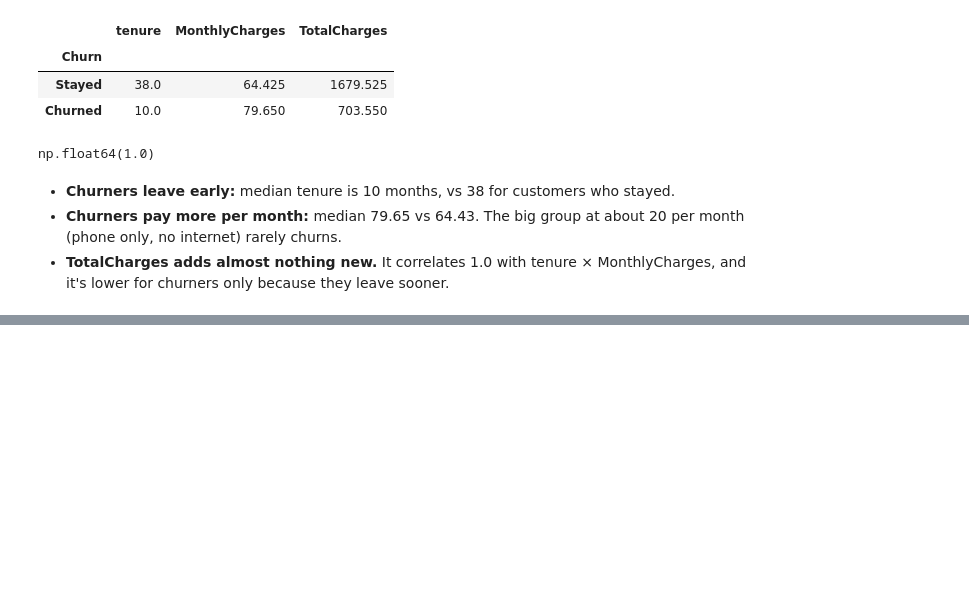
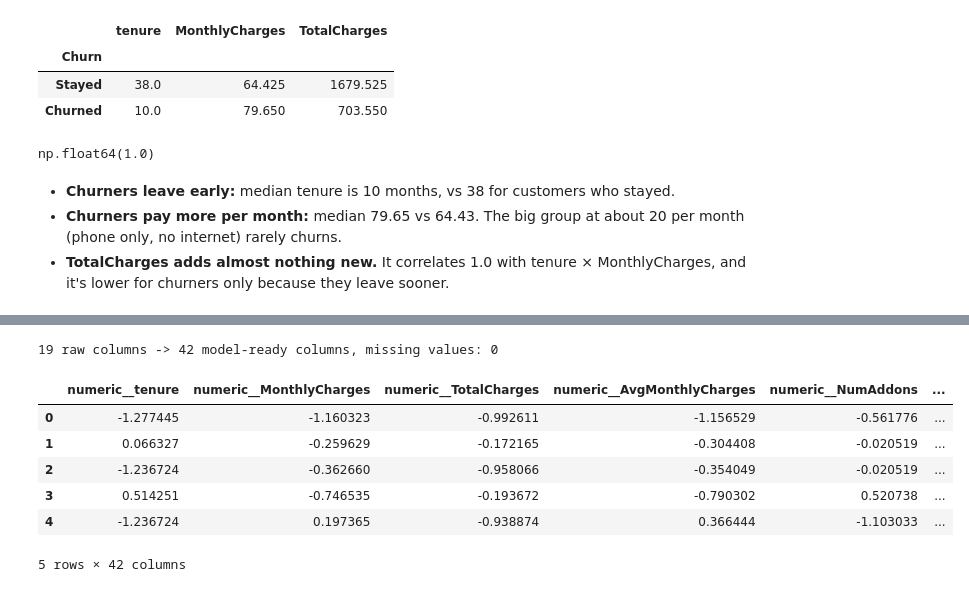
Before and after one commit to MuteMuty/telco-churn, a Jupyter notebook: notebooks/churn_analysis.ipynb, the cells around one changed output, grey strips where cells are left out. Saved outputs shown, nothing was run; the diff lists cells and outputs as text; code cells hidden in the pictures; blank space fills up the shorter version.

```diff
--- a/notebooks/churn_analysis.ipynb
+++ b/notebooks/churn_analysis.ipynb
@@ -265,0 +358,16 @@ np.float64(1.0)
+# %%
+preprocessor = build_preprocessor().set_output(transform="pandas")
+X_ready = preprocessor.fit_transform(X)  # fitted on all data only to inspect it
+
+print(f"{X.shape[1]} raw columns -> {X_ready.shape[1]} model-ready columns, "
+      f"missing values: {X_ready.isna().sum().sum()}")
+X_ready.head()
+# %% [output]
+19 raw columns -> 42 model-ready columns, missing values: 0
+|  | numeric__tenure | numeric__MonthlyCharges | numeric__TotalCharges | numeric__AvgMonthlyCharges | numeric__NumAddons | ... |
+| 0 | -1.277445 | -1.160323 | -0.992611 | -1.156529 | -0.561776 | ... |
+| 1 | 0.066327 | -0.259629 | -0.172165 | -0.304408 | -0.020519 | ... |
+| 2 | -1.236724 | -0.362660 | -0.958066 | -0.354049 | -0.020519 | ... |
+| 3 | 0.514251 | -0.746535 | -0.193672 | -0.790302 | 0.520738 | ... |
+| 4 | -1.236724 | 0.197365 | -0.938874 | 0.366444 | -1.103033 | ... |
+5 rows × 42 columns
```
Also changed, not shown: parts of 18 cells of this notebook, 2 other files.
